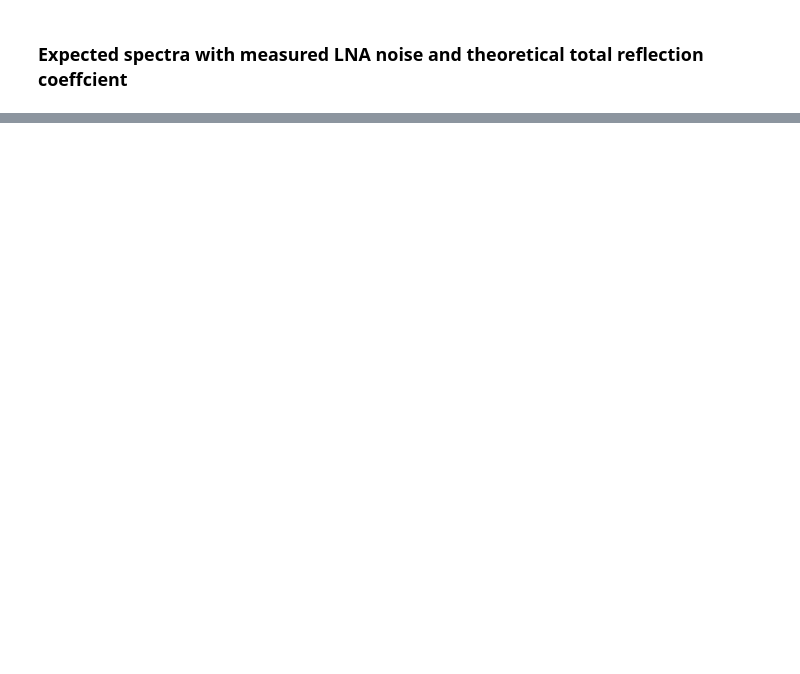
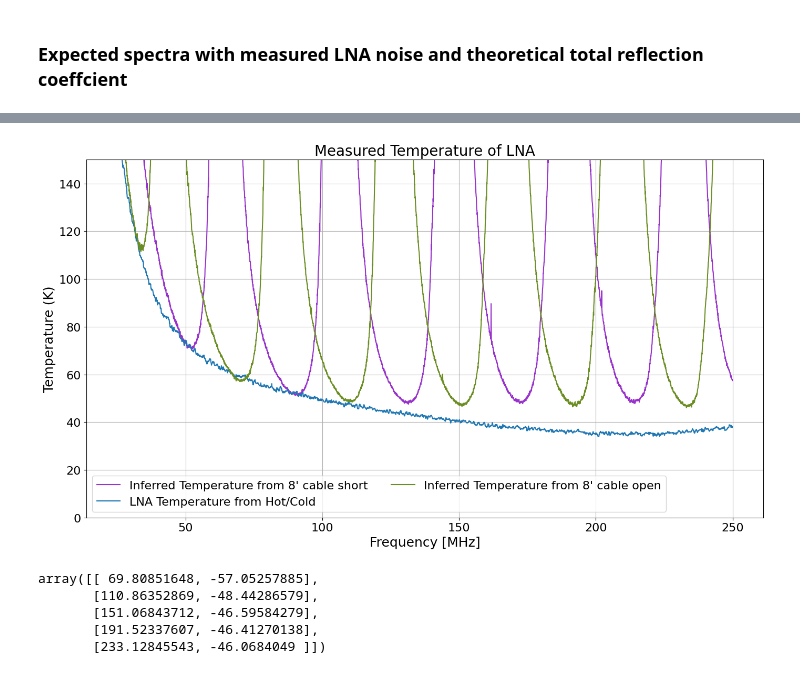
Before and after one commit to alhosani-abdulla/Highz-EXP, a Jupyter notebook: notebooks/multiple_reflection_model.ipynb, the cells around one changed output, grey strips where cells are left out. Cells and saved outputs as stored; diff of their text form; code cells hidden in the pictures; blank space fills up the shorter version.

```diff
--- a/notebooks/multiple_reflection_model.ipynb
+++ b/notebooks/multiple_reflection_model.ipynb
@@ -204,3 +201,27 @@ plotter.plot_spectra([oc_spectra_raw, sc_spectra_raw, load_spectra_raw], title="
+# %%
+sc_temperature = sc_spectra_raw.s / vtop(sc_ntwk.s[:, 1, 0])
+sc_temperature_spec = Spectrum(frequency=rebin_freq,
+                            spectrum=sc_temperature, name="Inferred Temperature from 8' cable short",
+                            colorcode='darkorchid')
+fig, ax = sc_temperature_spec.plot(show_plot=False, return_handles=True)
+ax.plot(system_thermometer.f/1e6, system_thermometer.T_dut, label='LNA Temperature from Hot/Cold')
+ax.legend()
+
+oc_temperature = oc_spectra_raw.s / vtop(oc_ntwk.s[:, 1, 0])
+oc_temperature_spec = Spectrum(frequency=rebin_freq,
+                            spectrum=oc_temperature, name="Inferred Temperature from 8' cable open",
+                            colorcode='olivedrab')
+oc_temperature_spec.plot(fig=fig, ax=ax, y_range=(0, 150), ylabel='Temperature (K)', title="Measured Temperature of LNA")
+# %% [output]
+[figure, added]
+# %%
+reflection_proc.count_spikes(y=-oc_temperature_spec.s, height=-80, x=oc_temperature_spec.f/1e6, prominence=20, distance=10)
+# %% [output]
+array([[ 69.80851648, -57.05257885],
+       [110.86352869, -48.44286579],
+       [151.06843712, -46.59584279],
+       [191.52337607, -46.41270138],
+       [233.12845543, -46.0684049 ]])
 # %%
 gain_corrected = reflection_specs[2].s/load_spectra_raw.s
 # %%
```
Also changed, not shown: parts of 12 cells of this notebook, 3 other files.
